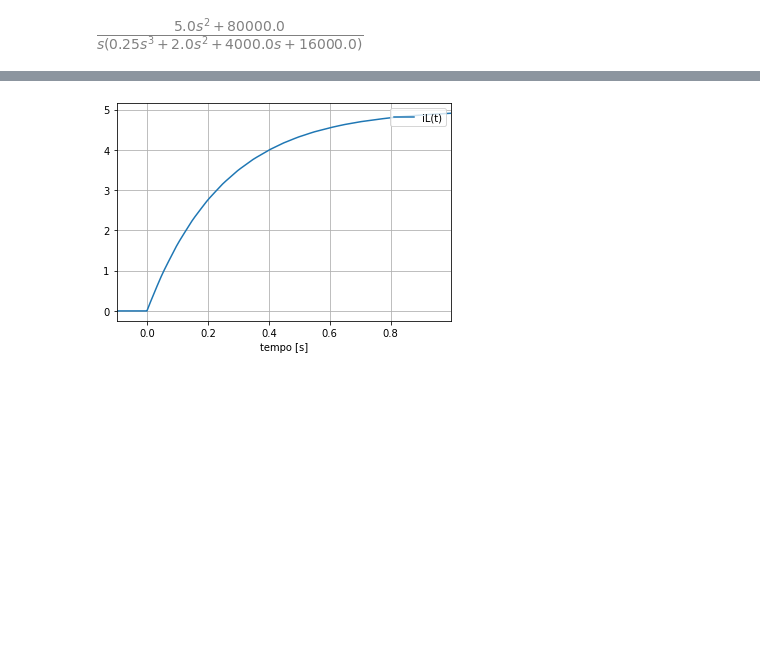
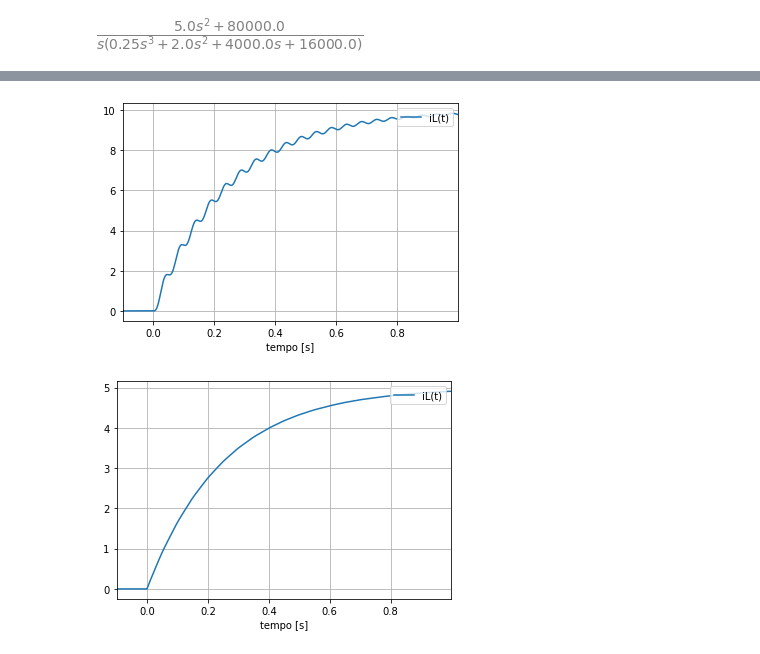
Before and after one commit to valmyr/CIRCUITOS-I, a Jupyter notebook: Exerc_02_circuitos_i_3_unidade.ipynb, the cells around one changed output, grey strips where cells are left out. Saved outputs shown, nothing was run; the diff lists cells and outputs as text; code cells hidden in the pictures; blank space fills up the shorter version.

```diff
--- a/Exerc_02_circuitos_i_3_unidade.ipynb
+++ b/Exerc_02_circuitos_i_3_unidade.ipynb
@@ -174,3 +117,7 @@ symplot(t,iL_py,bt,'iL(t)')
+# %%
+symplot(t,vC,bt,'iL(t)')
+# %% [output]
+[figure, added]
 # %%
 symplot(t,iL,bt,'iL(t)')
 # %% [output]
```
Also changed, not shown: parts of 21 cells of this notebook.
